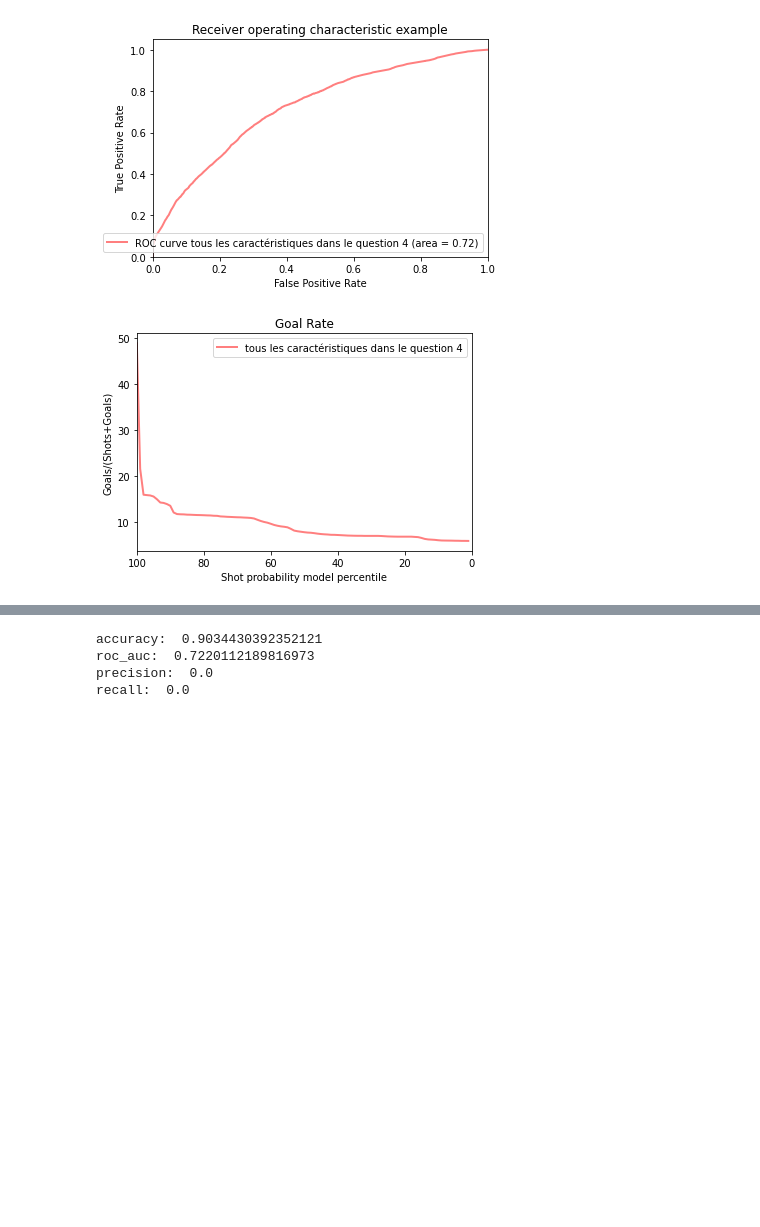
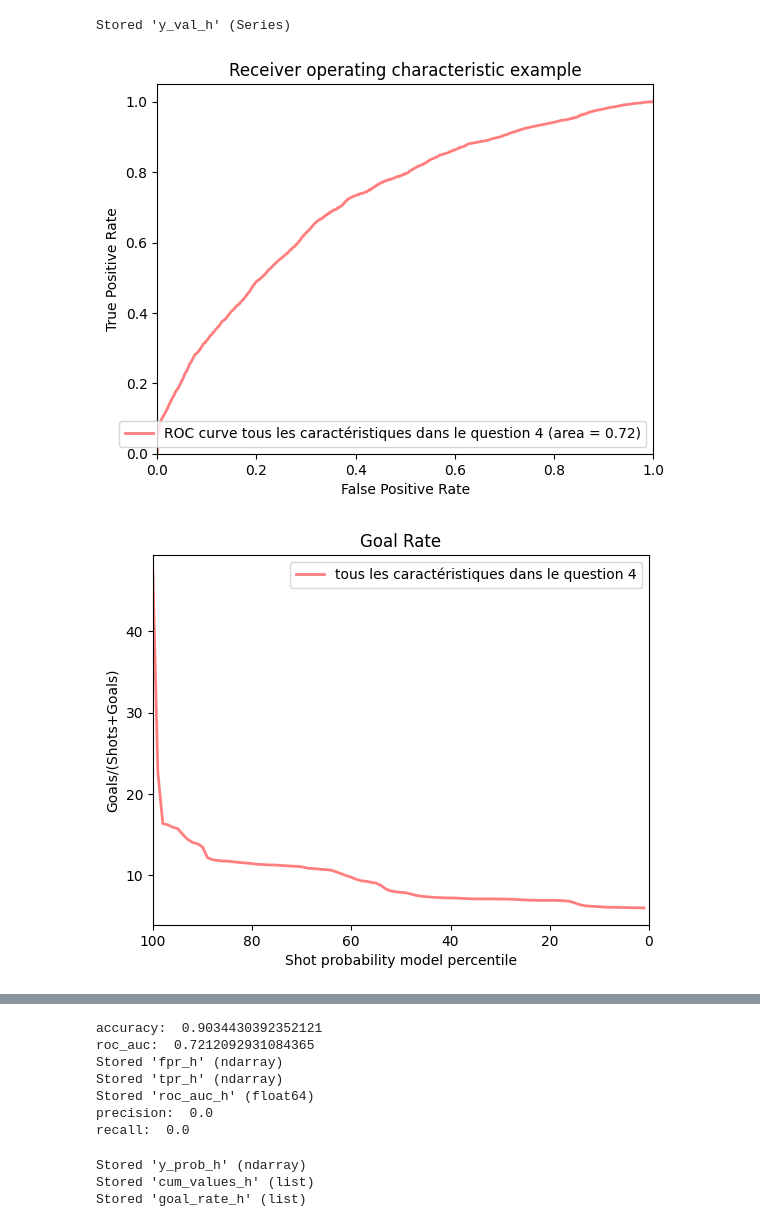
Before and after one commit to teylouniseif/ift-6758-a22, a Jupyter notebook: q_6_model_Hanrui.ipynb, the cells around one changed output, grey strips where cells are left out. Cells and saved outputs as stored; diff of their text form; code cells hidden in the pictures; blank space fills up the shorter version.

```diff
--- a/q_6_model_Hanrui.ipynb
+++ b/q_6_model_Hanrui.ipynb
@@ -4,10 +4,10 @@ from etape2_Q3 import *
 import numpy as np
 from comet_ml import Experiment
 # %%
-directory2015 = r'data_saved/play_by_play/2015/regular'
-directory2016 = r'data_saved/play_by_play/2016/regular'
-directory2017 = r'data_saved/play_by_play/2017/regular'
-directory2018 = r'data_saved/play_by_play/2018/regular'
+directory2015 = r'C:\Users\raph_\PycharmProjects\DS-GroupProject\data_saved\play_by_play\2015\regular'
+directory2016 = r'C:\Users\raph_\PycharmProjects\DS-GroupProject\data_saved\play_by_play\2016\regular'
+directory2017 = r'C:\Users\raph_\PycharmProjects\DS-GroupProject\data_saved\play_by_play\2017\regular'
+directory2018 = r'C:\Users\raph_\PycharmProjects\DS-GroupProject\data_saved\play_by_play\2018\regular'
 # %%
 df2015 = create_full_df(directory2015)
 df2016 = create_full_df(directory2016)
@@ -25,8 +25,8 @@ y_train = df_train["Est_un_but"]
 
 X_val = df_val[['Secondes_jeu','Period_Number','X_Coordinate','Y_Coordinate','Distance','Angle','Filet_vide','Last_event_type'
 ,'X_last_event','Y_last_event','Sec_from_lastEvent','Dis_from_lastEvent','Rebond','Angle_change','Vitesse']]
-y_val = df_val["Est_un_but"]
-
+y_val_h = df_val["Est_un_but"]
+%store y_val_h
 #creer une dictionnaire pour transformer les events en event_id, car le model ne peut pas etre entraine sur les donnees str
 dict_event_id = {'Unknown': 1, 'Faceoff': 2, 'Hit': 3,'Giveaway': 4, 'Goal': 5, 'Shot': 6,'Missed Shot': 7, 'Penalty': 8, 'Stoppage': 9,
 'Sub': 10, 'Fight': 11, 'Takeaway': 12, 'Blocked Shot': 13, 'Period Start': 14,'Period End': 15, 'Game End': 16, 'Game Scheduled': 17,
@@ -40,19 +40,21 @@ X_val = X_val.fillna(0)
 #transformer les events en event_id
 X_train['Last_event_type'] = X_train['Last_event_type'].apply(lambda x : dict_event_id[x])
 X_val['Last_event_type'] = X_val['Last_event_type'].apply(lambda x : dict_event_id[x])
+# %% [output]
+Stored 'y_val_h' (Series)
 # %%
 from sklearn.ensemble import RandomForestClassifier
 from sklearn.datasets import make_classification
 
 clf = RandomForestClassifier(max_depth=2, random_state=0)
 clf.fit(X_train, y_train)
-y_prob = clf.predict_proba(X_val)
+y_prob_h = clf.predict_proba(X_val)
 
 
 
 from utils import *
 
-create_plots(X_val, y_val, y_prob[:,1], 'tous les caractéristiques dans le question 4')
+create_plots(X_val, y_val_h, y_prob_h[:,1], 'tous les caractéristiques dans le question 4')
 # %% [output]
-[figure, old version]
+[figure, new version]
-[figure, old version]
+[figure, new version]
@@ -62,24 +64,42 @@ create_plots(X_val, y_val, y_prob[:,1], 'tous les caractéristiques dans le ques
 from sklearn.metrics import precision_recall_curve
 from sklearn.metrics import precision_score
 
-accuracy = clf.score(X_val, y_val)
-preds = clf.predict(X_val)
+accuracy = clf.score(X_val, y_val_h)
+preds_h = clf.predict(X_val)
 print("accuracy: ",accuracy)
 
-fpr, tpr, roc_auc = get_roc_data(y_val, y_prob[:,1])
-print('roc_auc: ', roc_auc)
+fpr_h, tpr_h, roc_auc_h = get_roc_data(y_val_h, y_prob_h[:,1])
+print('roc_auc: ', roc_auc_h)
+%store fpr_h
+%store tpr_h
+%store roc_auc_h
 
-
-precision = precision_score(y_val, preds,zero_division=0)
-recall  = recall_score(y_val, preds, zero_division=0)
+precision = precision_score(y_val_h, preds_h,zero_division=0)
+recall  = recall_score(y_val_h, preds_h, zero_division=0)
 
 print('precision: ',precision)
 print('recall: ',recall)
 # %% [output]
 accuracy:  0.9034430392352121
-roc_auc:  0.7220112189816973
+roc_auc:  0.7212092931084365
+Stored 'fpr_h' (ndarray)
+Stored 'tpr_h' (ndarray)
+Stored 'roc_auc_h' (float64)
 precision:  0.0
 recall:  0.0
+# %%
+perc, perc_values, num_goals = get_percentile_goal_chance(y_prob_h[:,1],y_val_h)
+cum_values_h = np.cumsum(num_goals)
+sum = np.sum(num_goals)/100
+cum_values_h = [i/sum for i in cum_values_h]
+goal_rate_h = [i*100 for i in perc_values]
+%store y_prob_h
+%store cum_values_h
+%store goal_rate_h
+# %% [output]
+Stored 'y_prob_h' (ndarray)
+Stored 'cum_values_h' (list)
+Stored 'goal_rate_h' (list)
 # %%
 exp = Experiment(api_key='57KbI0mTaIGplsSaYoAFXYMFL', project_name='ift-6758-a22', workspace='teylouniseifu' )
 exp.log_metric("accuracy", accuracy)
```
Also changed, not shown: parts of 3 cells of this notebook.
